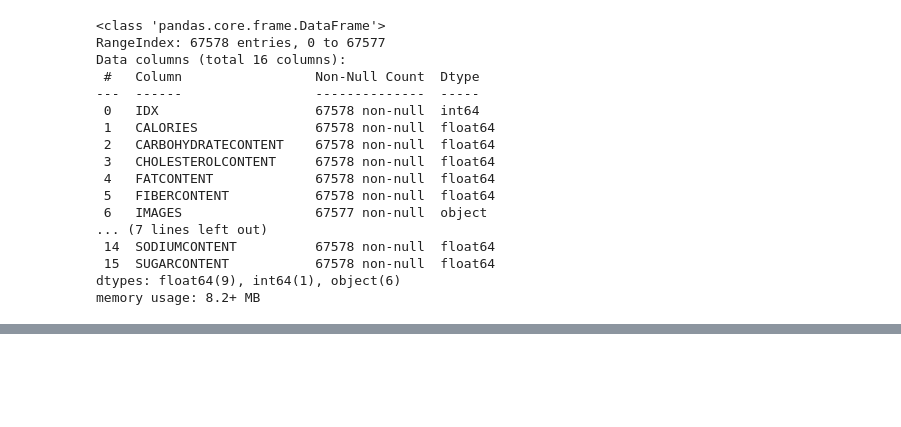
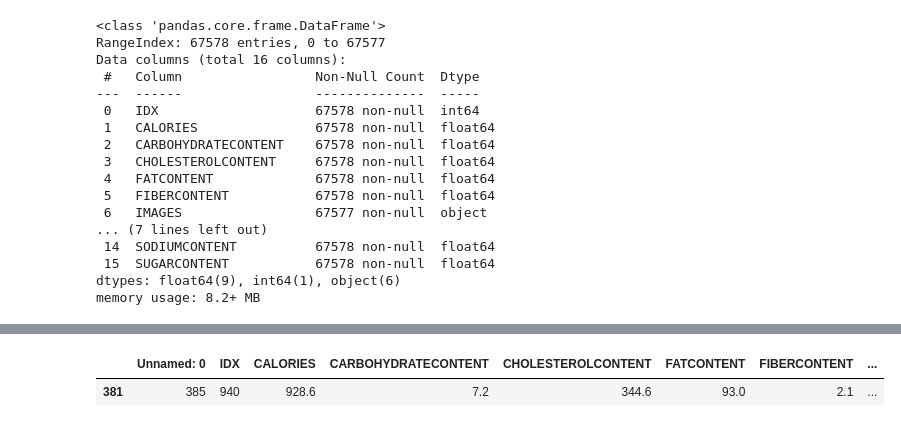
Before and after one commit to jeonseona/Food, a Jupyter notebook: Untitled.ipynb, the cells around one changed output, grey strips where cells are left out. Cells and saved outputs as stored; diff of their text form; code cells hidden in the pictures; blank space fills up the shorter version.

```diff
--- a/Untitled.ipynb
+++ b/Untitled.ipynb
@@ -278,0 +308,5 @@ food.to_pickle("food.pkl")
+# %%
+food[pd.isna(food['IMAGES'])]
+# %% [output]
+|  | Unnamed: 0 | IDX | CALORIES | CARBOHYDRATECONTENT | CHOLESTEROLCONTENT | FATCONTENT | FIBERCONTENT | ... |
+| 381 | 385 | 940 | 928.6 | 7.2 | 344.6 | 93.0 | 2.1 | ... |
```
Also changed, not shown: parts of 22 cells of this notebook, 3 other files.
